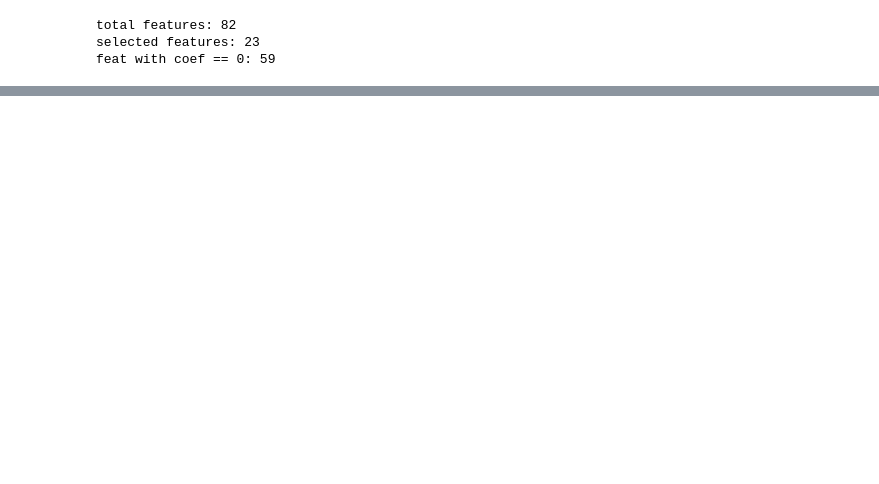
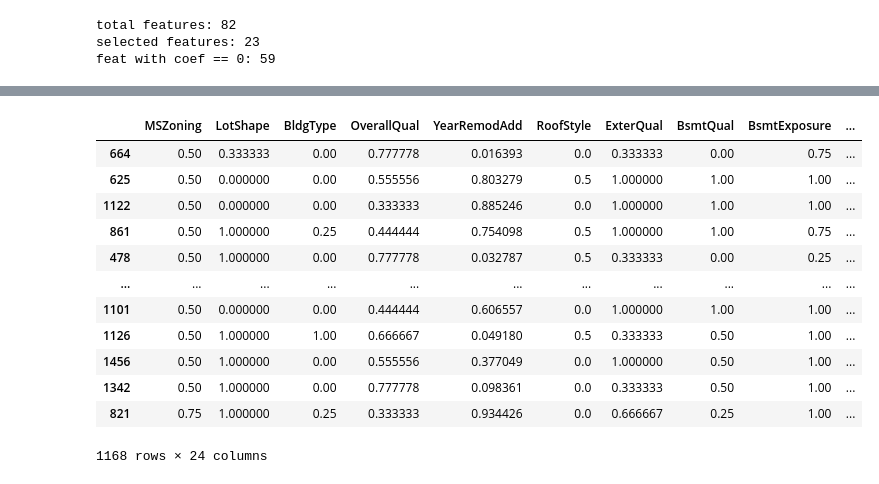
Before and after one commit to mikemoore26/house_Prediction, a Jupyter notebook: housing_feature_selection.ipynb, the cells around one changed output, grey strips where cells are left out. Cells and saved outputs as stored; diff of their text form; code cells hidden in the pictures; blank space fills up the shorter version.

```diff
--- a/housing_feature_selection.ipynb
+++ b/housing_feature_selection.ipynb
@@ -123,0 +113,19 @@ plt.show()
+# %%
+train = train_x.copy()
+# %%
+train["SalePrice"] = y
+train
+# %% [output]
+|  | MSZoning | LotShape | BldgType | OverallQual | YearRemodAdd | RoofStyle | ExterQual | BsmtQual | BsmtExposure | ... |
+| 664 | 0.50 | 0.333333 | 0.00 | 0.777778 | 0.016393 | 0.0 | 0.333333 | 0.00 | 0.75 | ... |
+| 625 | 0.50 | 0.000000 | 0.00 | 0.555556 | 0.803279 | 0.5 | 1.000000 | 1.00 | 1.00 | ... |
+| 1122 | 0.50 | 0.000000 | 0.00 | 0.333333 | 0.885246 | 0.0 | 1.000000 | 1.00 | 1.00 | ... |
+| 861 | 0.50 | 1.000000 | 0.25 | 0.444444 | 0.754098 | 0.5 | 1.000000 | 1.00 | 0.75 | ... |
+| 478 | 0.50 | 1.000000 | 0.00 | 0.777778 | 0.032787 | 0.5 | 0.333333 | 0.00 | 0.25 | ... |
+| ... | ... | ... | ... | ... | ... | ... | ... | ... | ... | ... |
+| 1101 | 0.50 | 0.000000 | 0.00 | 0.444444 | 0.606557 | 0.0 | 1.000000 | 1.00 | 1.00 | ... |
+| 1126 | 0.50 | 1.000000 | 1.00 | 0.666667 | 0.049180 | 0.5 | 0.333333 | 0.50 | 1.00 | ... |
+| 1456 | 0.50 | 1.000000 | 0.00 | 0.555556 | 0.377049 | 0.0 | 1.000000 | 0.50 | 1.00 | ... |
+| 1342 | 0.50 | 1.000000 | 0.00 | 0.777778 | 0.098361 | 0.0 | 0.333333 | 0.50 | 1.00 | ... |
+| 821 | 0.75 | 1.000000 | 0.25 | 0.333333 | 0.934426 | 0.0 | 0.666667 | 0.25 | 1.00 | ... |
+1168 rows × 24 columns
```
Also changed, not shown: parts of 16 cells of this notebook, 6 other files.
